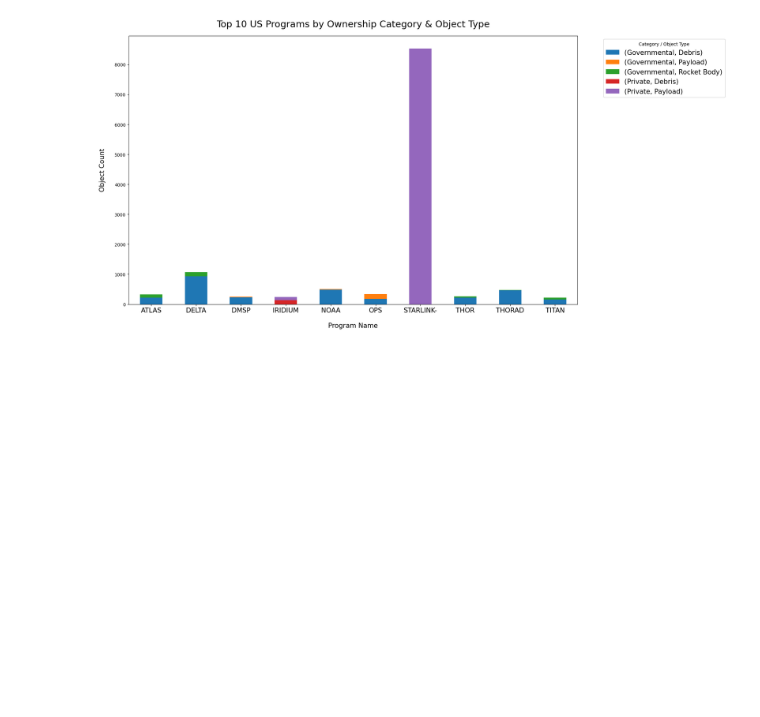
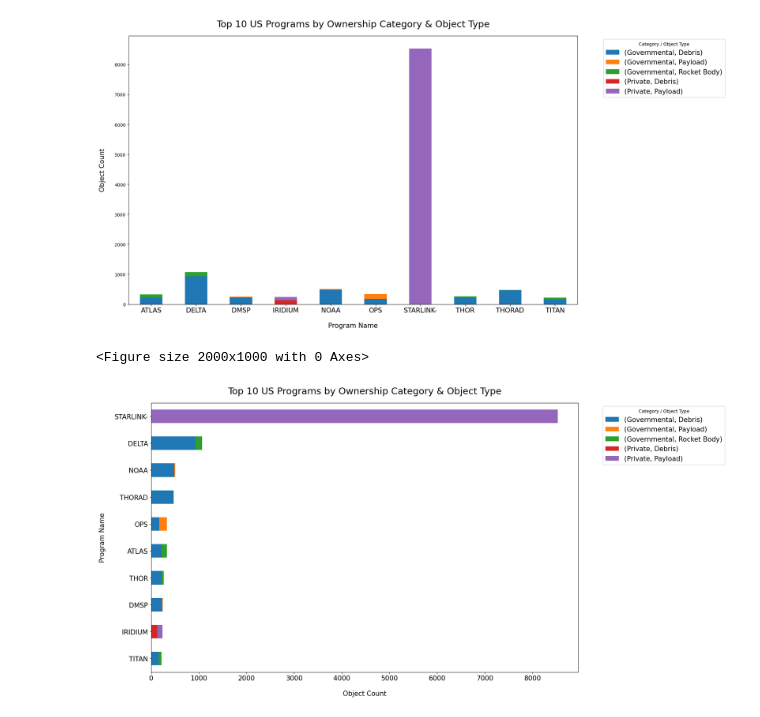
Before and after one commit to KathrynKashitsyn/WiD-Datathon, a Jupyter notebook: Kathryn_EDA.ipynb, the cells around one changed output. Cells and saved outputs as stored; diff of their text form; code cells hidden in the pictures; blank space fills up the shorter version.

```diff
--- a/Kathryn_EDA.ipynb
+++ b/Kathryn_EDA.ipynb
@@ -1206,3 +1203,58 @@ plt.show()
 # %% [output]
 <Figure size 2000x1000 with 0 Axes>
 [figure]
+# %%
+# --- Enhanced: Horizontal Top programs by category & object type ---
+plt.figure(figsize=(20, 10))
+
+# Top 10 programs
+top_5_programs = top_programs.head(10).index
+program_category_data = us_objects[us_objects['program'].isin(top_5_programs)].copy()
+
+# Normalize object_type into groups
+def normalize_object_type(obj_type):
+    if pd.isna(obj_type):
+        return "Unknown"
+    t = str(obj_type).upper()
+    if "PAYLOAD" in t:
+        return "Payload"
+    elif "DEBRIS" in t:
+        return "Debris"
+    elif "ROCKET" in t or "R/B" in t:
+        return "Rocket Body"
+    else:
+        return "Other"
+
+program_category_data["object_group"] = program_category_data["object_type"].apply(normalize_object_type)
+
+# Build crosstab: Program × (Launch Category + Object Group)
+program_category_cross = pd.crosstab(
+    program_category_data['program'],
+    [program_category_data['launch_category'], program_category_data['object_group']]
+)
+
+# Sort by total count (descending)
+program_category_cross = program_category_cross.loc[
+    program_category_cross.sum(axis=1).sort_values(ascending=False).index
+]
+
+# Plot stacked horizontal bar
+program_category_cross.plot(
+    kind='barh',
+    stacked=True,
+    figsize=(20, 10)
+)
+
+plt.title('Top 10 US Programs by Ownership Category & Object Type', fontsize=21, pad=20)
+plt.xlabel('Object Count', fontsize=15, labelpad=20)
+plt.ylabel('Program Name', fontsize=15, labelpad=20)
+plt.yticks(fontsize=15)
+plt.xticks(fontsize=15)
+plt.legend(title='Category / Object Type', bbox_to_anchor=(1.05, 1), fontsize=15, loc='upper left')
+plt.gca().invert_yaxis()  # highest count at the top
+plt.tight_layout()
+plt.savefig('us_top_programs_by_category_objecttype_horizontal.png', dpi=300, bbox_inches='tight')
+plt.show()
+# %% [output]
+<Figure size 2000x1000 with 0 Axes>
+[figure, added]
```
Also changed, not shown: parts of 3 cells of this notebook.
